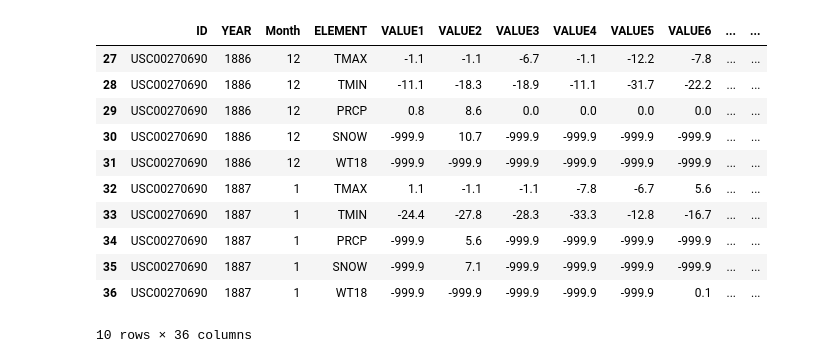
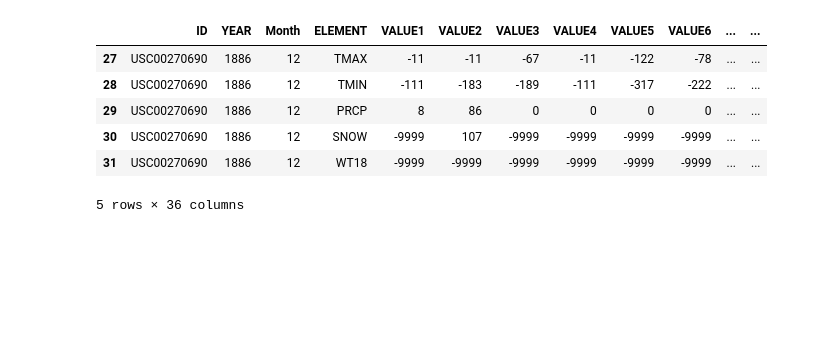
Before and after one commit to loki-k4/BlizzardX, a Jupyter notebook: project.ipynb, the cells around one changed output. Saved outputs shown, nothing was run; the diff lists cells and outputs as text; code cells hidden in the pictures; blank space fills up the shorter version.

```diff
--- a/project.ipynb
+++ b/project.ipynb
@@ -90,7 +91,7 @@ def parse_states_txt(url):
 def parse_data_dly(line):
     data = []
     for i in range(21, 269, 8):
-        value = int(line[i:i+5])/10
+        value = int(line[i:i+5])
         mflag = line[i+5]
         qflag = line[i+6]
         sflag = line[i+7]
@@ -142,7 +143,7 @@ s_live_list=inventory[(inventory['ID'].isin(s_state_list)) & (inventory['LASTYEA
 result = inventory.loc[inventory['ID'].isin(s_live_list), ['ID', 'ELEMENT', 'FIRSTYEAR', 'LASTYEAR']]
 result['YEAR_DIFF'] = result['LASTYEAR'] - result['FIRSTYEAR']
 result_filtered = result[result['ELEMENT'].isin([ 'SNOW', 'SNWD', 'TMAX', 'TMIN', 'PRCP'])]
-Req_station_list = pd.Series(result_filtered[(result_filtered['YEAR_DIFF'] >= 100) & (result_filtered['LASTYEAR'] > 2024)]['ID'].tolist()).unique()
+Req_station_list = pd.Series(result_filtered[(result_filtered['YEAR_DIFF'] >= 75) & (result_filtered['LASTYEAR'] > 2024)]['ID'].tolist()).unique()
 # %%
 data= fetch_and_save_to_dataframe(Req_station_list)
 # %%
@@ -195,0 +181,6 @@ transform_Data.head(10)
+# %%
+import numpy as np
+data.replace(-9999.0, np.nan, inplace=True)
+# %%
+weather_variables = ['TMAX', 'TMIN', 'SNOW', 'SNWD', 'PRCP', 'WT04', 'WT09', 'WT18']
+data=data[data['ELEMENT'].isin(weather_variables)]
@@ -240,20 +401,15 @@ fall_data = data[data['season'] == 'Fall']
 # %%
 wd= transform_weather_data(winter_data)
 # %%
-winter_data.head(10)
+winter_data.head(5)
 # %% [output]
 |  | ID | YEAR | Month | ELEMENT | VALUE1 | VALUE2 | VALUE3 | VALUE4 | VALUE5 | VALUE6 | ... | ... |
-| 27 | USC00270690 | 1886 | 12 | TMAX | -1.1 | -1.1 | -6.7 | -1.1 | -12.2 | -7.8 | ... | ... |
-| 28 | USC00270690 | 1886 | 12 | TMIN | -11.1 | -18.3 | -18.9 | -11.1 | -31.7 | -22.2 | ... | ... |
-| 29 | USC00270690 | 1886 | 12 | PRCP | 0.8 | 8.6 | 0.0 | 0.0 | 0.0 | 0.0 | ... | ... |
-| 30 | USC00270690 | 1886 | 12 | SNOW | -999.9 | 10.7 | -999.9 | -999.9 | -999.9 | -999.9 | ... | ... |
-| 31 | USC00270690 | 1886 | 12 | WT18 | -999.9 | -999.9 | -999.9 | -999.9 | -999.9 | -999.9 | ... | ... |
-| 32 | USC00270690 | 1887 | 1 | TMAX | 1.1 | -1.1 | -1.1 | -7.8 | -6.7 | 5.6 | ... | ... |
-| 33 | USC00270690 | 1887 | 1 | TMIN | -24.4 | -27.8 | -28.3 | -33.3 | -12.8 | -16.7 | ... | ... |
-| 34 | USC00270690 | 1887 | 1 | PRCP | -999.9 | 5.6 | -999.9 | -999.9 | -999.9 | -999.9 | ... | ... |
-| 35 | USC00270690 | 1887 | 1 | SNOW | -999.9 | 7.1 | -999.9 | -999.9 | -999.9 | -999.9 | ... | ... |
-| 36 | USC00270690 | 1887 | 1 | WT18 | -999.9 | -999.9 | -999.9 | -999.9 | -999.9 | 0.1 | ... | ... |
+| 27 | USC00270690 | 1886 | 12 | TMAX | -11 | -11 | -67 | -11 | -122 | -78 | ... | ... |
+| 28 | USC00270690 | 1886 | 12 | TMIN | -111 | -183 | -189 | -111 | -317 | -222 | ... | ... |
+| 29 | USC00270690 | 1886 | 12 | PRCP | 8 | 86 | 0 | 0 | 0 | 0 | ... | ... |
+| 30 | USC00270690 | 1886 | 12 | SNOW | -9999 | 107 | -9999 | -9999 | -9999 | -9999 | ... | ... |
+| 31 | USC00270690 | 1886 | 12 | WT18 | -9999 | -9999 | -9999 | -9999 | -9999 | -9999 | ... | ... |
-10 rows × 36 columns
+5 rows × 36 columns
 # %%
 wd.head(10)
 # %% [output]
```
Also changed, not shown: parts of 23 cells of this notebook.
